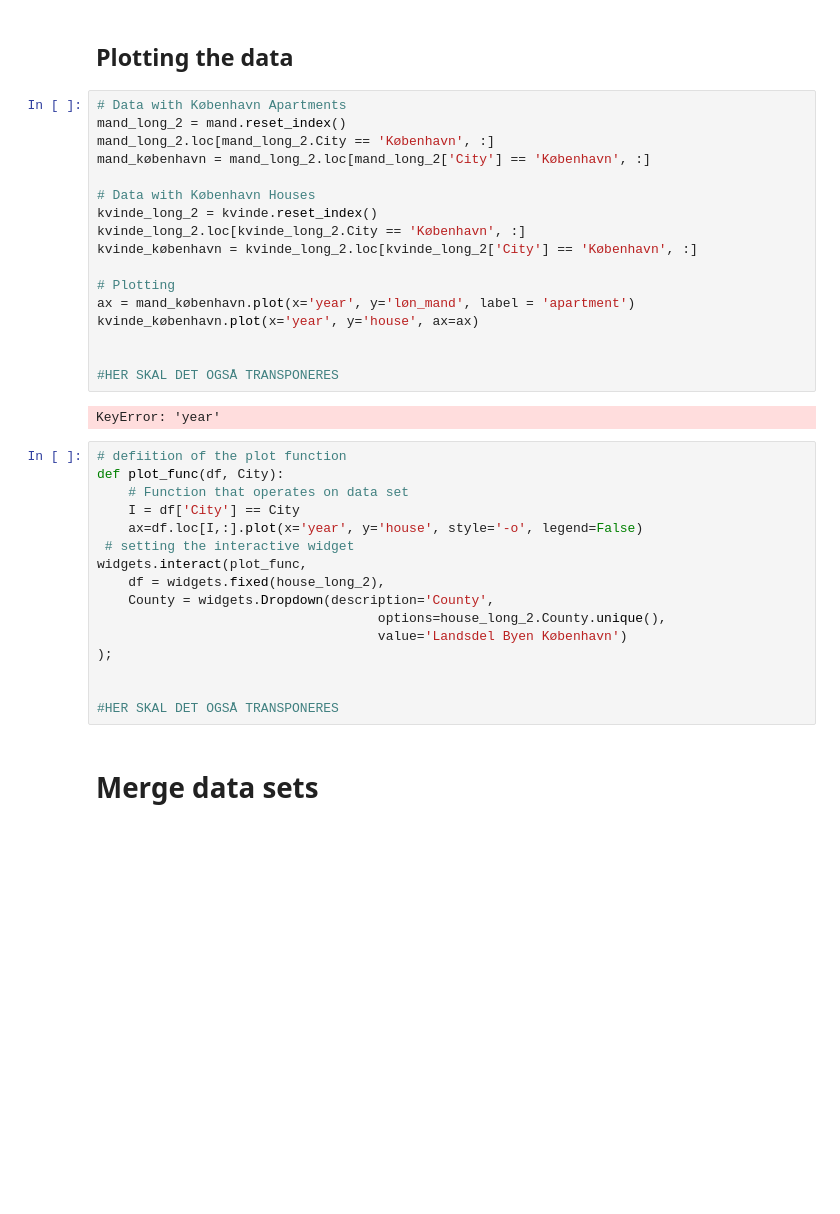
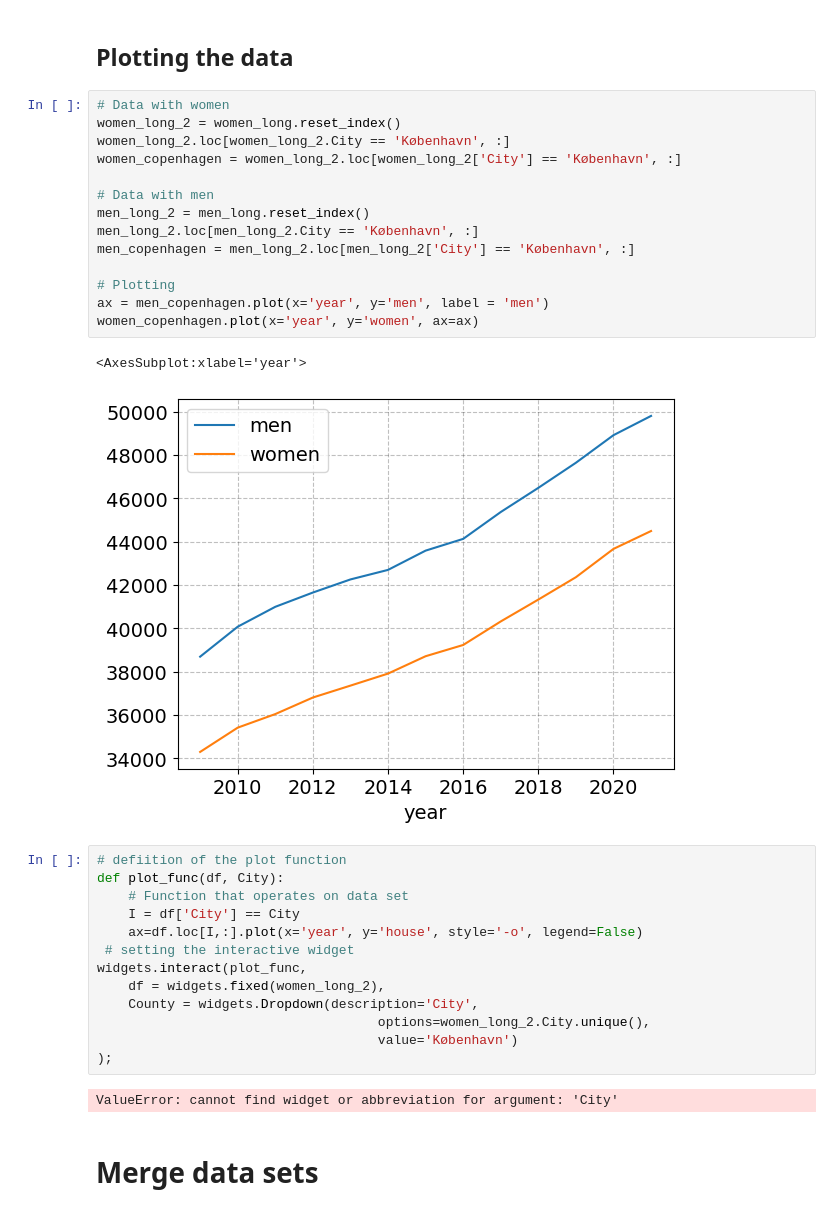
Before and after one commit to julieroddik/projects-2023-mej, a Jupyter notebook: dataproject/dataproject.ipynb, the cells around one changed output. Saved outputs shown, nothing was run; the diff lists cells and outputs as text; blank space fills up the shorter version.

```diff
--- a/dataproject/dataproject.ipynb
+++ b/dataproject/dataproject.ipynb
@@ -174,24 +170,22 @@ women_long.head(99)
 # %% [markdown]
 ## Plotting the data
 # %%
-# Data with København Apartments
-mand_long_2 = mand.reset_index()
-mand_long_2.loc[mand_long_2.City == 'København', :]
-mand_københavn = mand_long_2.loc[mand_long_2['City'] == 'København', :]
+# Data with women
+women_long_2 = women_long.reset_index()
+women_long_2.loc[women_long_2.City == 'København', :]
+women_copenhagen = women_long_2.loc[women_long_2['City'] == 'København', :]
 
-# Data with København Houses
-kvinde_long_2 = kvinde.reset_index()
-kvinde_long_2.loc[kvinde_long_2.City == 'København', :]
-kvinde_københavn = kvinde_long_2.loc[kvinde_long_2['City'] == 'København', :]
+# Data with men
+men_long_2 = men_long.reset_index()
+men_long_2.loc[men_long_2.City == 'København', :]
+men_copenhagen = men_long_2.loc[men_long_2['City'] == 'København', :]
 
 # Plotting
-ax = mand_københavn.plot(x='year', y='løn_mand', label = 'apartment')
-kvinde_københavn.plot(x='year', y='house', ax=ax)
-
-
-#HER SKAL DET OGSÅ TRANSPONERES
+ax = men_copenhagen.plot(x='year', y='men', label = 'men')
+women_copenhagen.plot(x='year', y='women', ax=ax)
 # %% [output]
-KeyError: 'year'
+<AxesSubplot:xlabel='year'>
+[figure, added]
 # %%
 # defiition of the plot function
 def plot_func(df, City):
@@ -200,14 +194,13 @@ def plot_func(df, City):
     ax=df.loc[I,:].plot(x='year', y='house', style='-o', legend=False)
  # setting the interactive widget
 widgets.interact(plot_func,
-    df = widgets.fixed(house_long_2),
-    County = widgets.Dropdown(description='County',
-                                    options=house_long_2.County.unique(),
-                                    value='Landsdel Byen København')
+    df = widgets.fixed(women_long_2),
+    County = widgets.Dropdown(description='City',
+                                    options=women_long_2.City.unique(),
+                                    value='København')
 );
-
-
-#HER SKAL DET OGSÅ TRANSPONERES
+# %% [output]
+ValueError: cannot find widget or abbreviation for argument: 'City'
 # %% [markdown]
 # Merge data sets
 # %% [markdown]
```
Also changed, not shown: parts of 1 cell of this notebook.
